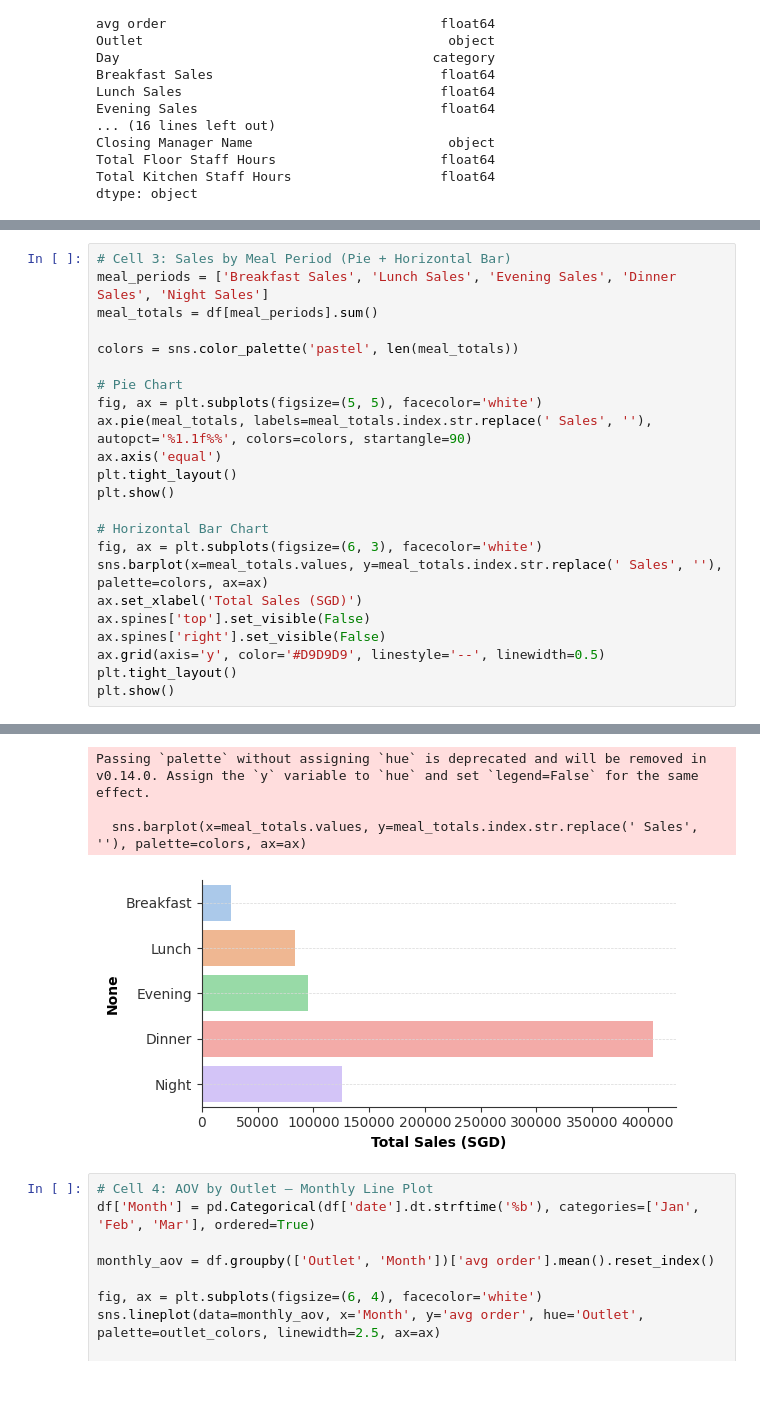
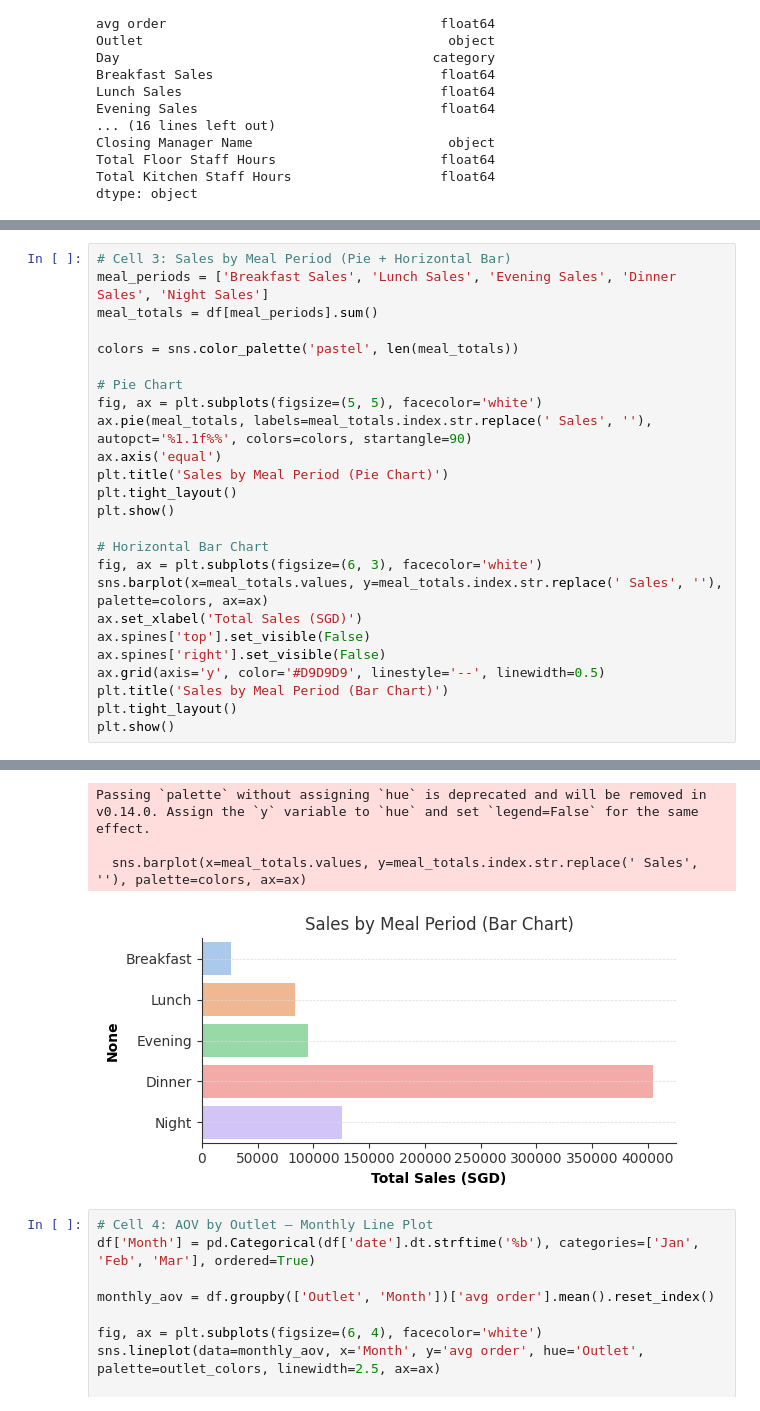
Before and after one commit to shikivaahan/Picotin, a Jupyter notebook: reporting.ipynb, the cells around one changed output, grey strips where cells are left out. Saved outputs shown, nothing was run; the diff lists cells and outputs as text.

```diff
--- a/reporting.ipynb
+++ b/reporting.ipynb
@@ -230,6 +234,7 @@ colors = sns.color_palette('pastel', len(meal_totals))
 fig, ax = plt.subplots(figsize=(5, 5), facecolor='white')
 ax.pie(meal_totals, labels=meal_totals.index.str.replace(' Sales', ''), autopct='%1.1f%%', colors=colors, startangle=90)
 ax.axis('equal')
+plt.title('Sales by Meal Period (Pie Chart)')
 plt.tight_layout()
 plt.show()
 
@@ -240,6 +245,7 @@ ax.set_xlabel('Total Sales (SGD)')
 ax.spines['top'].set_visible(False)
 ax.spines['right'].set_visible(False)
 ax.grid(axis='y', color='#D9D9D9', linestyle='--', linewidth=0.5)
+plt.title('Sales by Meal Period (Bar Chart)')
 plt.tight_layout()
 plt.show()
 # %% [output]
@@ -247,7 +253,7 @@ plt.show()
 Passing `palette` without assigning `hue` is deprecated and will be removed in v0.14.0. Assign the `y` variable to `hue` and set `legend=False` for the same effect.
 
   sns.barplot(x=meal_totals.values, y=meal_totals.index.str.replace(' Sales', ''), palette=colors, ax=ax)
-[figure, old version]
+[figure, new version]
 # %%
 # Cell 4: AOV by Outlet – Monthly Line Plot
 df['Month'] = pd.Categorical(df['date'].dt.strftime('%b'), categories=['Jan', 'Feb', 'Mar'], ordered=True)
```
Also changed, not shown: parts of 6 cells of this notebook.
